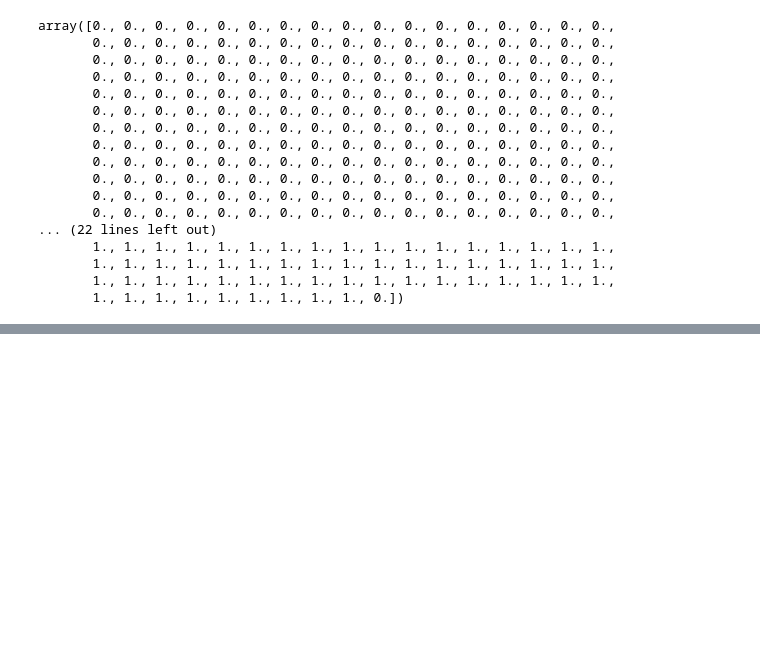
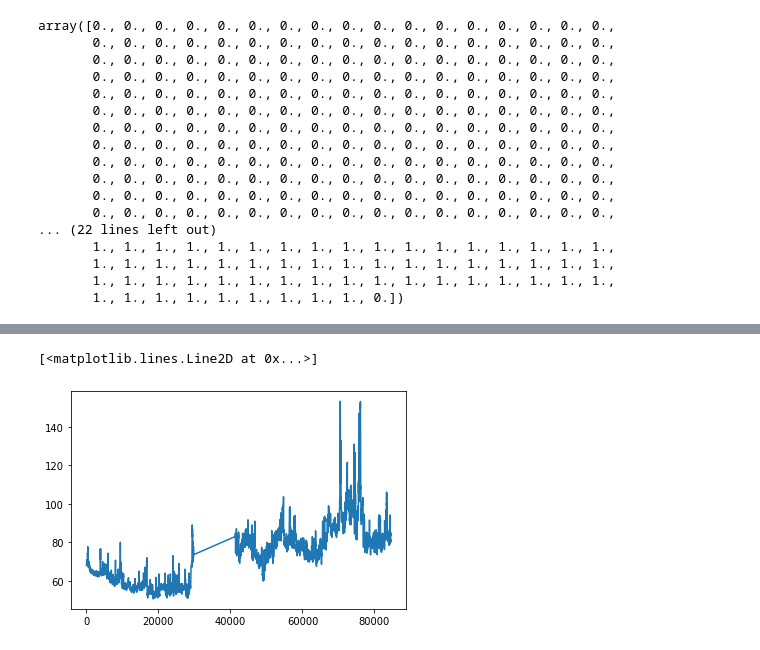
Before and after one commit to tullio/FitbitWebAPI, a Jupyter notebook: PF確認.ipynb, the cells around one changed output, grey strips where cells are left out. Saved outputs shown, nothing was run; the diff lists cells and outputs as text; code cells hidden in the pictures; blank space fills up the shorter version.

```diff
--- a/PF確認.ipynb
+++ b/PF確認.ipynb
@@ -133,0 +279,12 @@ array([0., 0., 0., 0., 0., 0., 0., 0., 0., 0., 0., 0., 0., 0., 0., 0., 0.,
+# %%
+simplesamples = np.empty((0, 2))
+print(simplesamples)
+for i in range(0, 60*60*24, 15):
+    #print(i,"->", i+15)
+    win = raw[(raw[:, 0] >= i) & (raw[:, 0] < i + 15)]
+    #print(win.shape[0])
+    if win.shape[0]>0:
+        sampled = win[:, 1].mean()
+        #print(sampled)
+        #print(np.array([i, sampled]).reshape(1,2))
+        simplesamples = np.append(simplesamples, np.array([i, sampled]).reshape(1,2), axis=0)
@@ -133,0 +303,5 @@ array([0., 0., 0., 0., 0., 0., 0., 0., 0., 0., 0., 0., 0., 0., 0., 0., 0.,
+# %%
+plt.plot(simplesamples[:, 0], simplesamples[:, 1])
+# %% [output]
+[<matplotlib.lines.Line2D at 0x...>]
+[figure, added]
```
Also changed, not shown: parts of 18 cells of this notebook, 3 other files.
